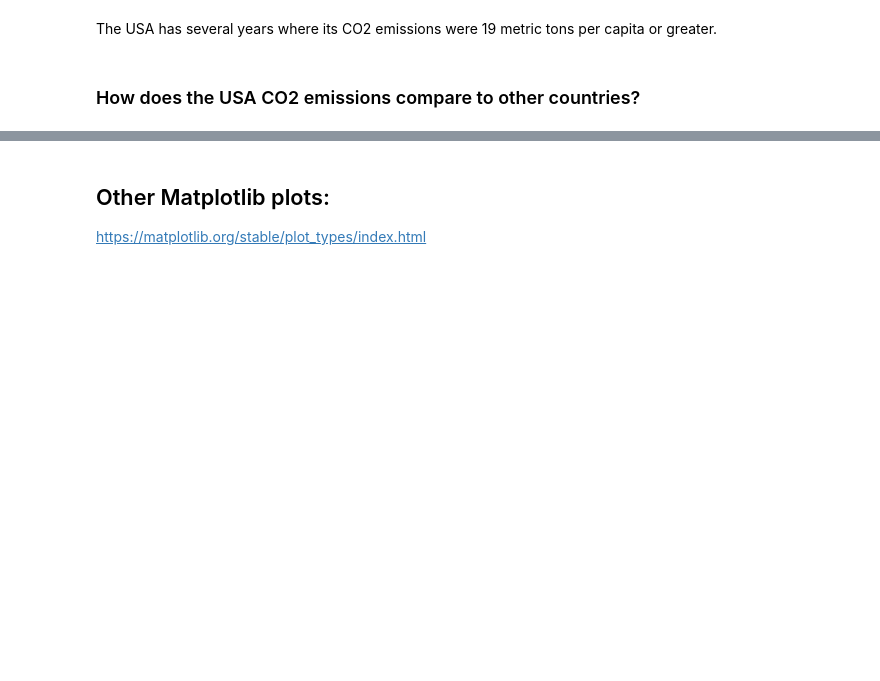
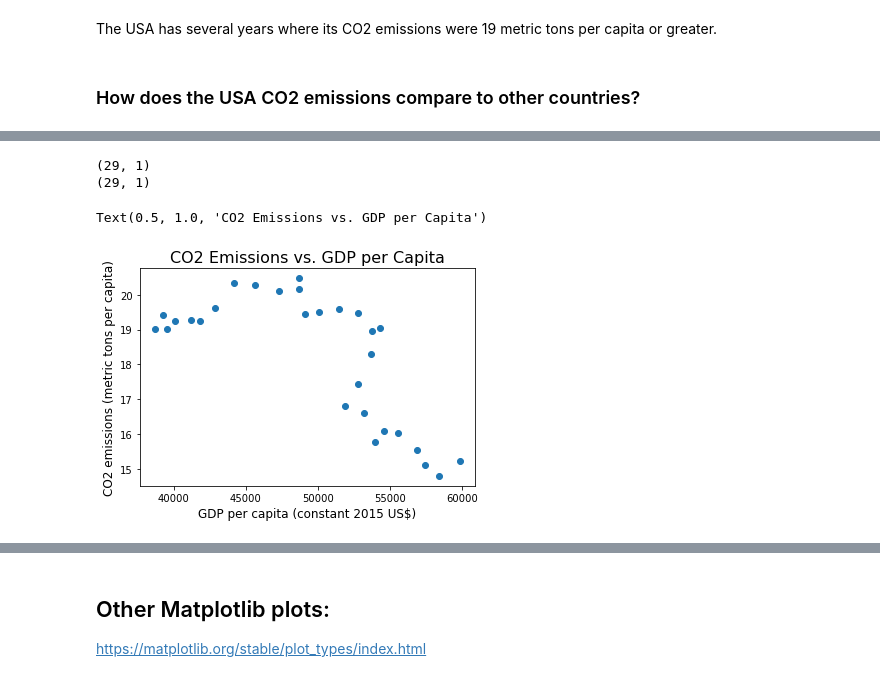
Before and after one commit to mannyjrod/ANA500, a Jupyter notebook: May_2022/Intro_Matplotlib.ipynb, the cells around one changed output, grey strips where cells are left out. Cells and saved outputs as stored; diff of their text form; code cells hidden in the pictures; blank space fills up the shorter version.

```diff
--- a/May_2022/Intro_Matplotlib.ipynb
+++ b/May_2022/Intro_Matplotlib.ipynb
@@ -274,0 +495,5 @@ The USA has several years where its CO2 emissions were 19 metric tons per capita
+# %%
+# Handle missing data
+# Drop columns that contain NaN elements
+gdp_stage = gdp_stage.dropna(axis=1)
+gdp_stage.head()
@@ -274,0 +569,6 @@ The USA has several years where its CO2 emissions were 19 metric tons per capita
+# %%
+# Truncate the gdp_stage on the left and right to match the CO2 emissions indicator range
+
+gdp_stage_trunc = gdp_stage.loc[:,'1990':'2018'] # Slice with column labels; when using .loc with slices, if both the start
+# and stop labels are present in the index, then elements located between the two (inclusive) are returned
+gdp_stage_trunc.head()
@@ -274,0 +579,3 @@ The USA has several years where its CO2 emissions were 19 metric tons per capita
+# %%
+co2_stage = stage
+co2_stage
@@ -274,0 +586,21 @@ The USA has several years where its CO2 emissions were 19 metric tons per capita
+# %%
+# Get values from gdp_stage and co2_stage
+
+gdp_values = gdp_stage_trunc.values.T # To plot, the trailing dim must be 1, so a transpose is in order
+print(gdp_values.shape)
+
+co2_values = co2_stage.loc[:,'1990':].values.T
+print(co2_values.shape)
+# %% [output]
+(29, 1)
+(29, 1)
+# %%
+# Scatter plot
+plt.scatter(gdp_values, co2_values)
+
+plt.xlabel(gdp_stage['Indicator Name'].iloc[0], fontsize=12)
+plt.ylabel(stage['Indicator Name'].iloc[0], fontsize=12)
+plt.title('CO2 Emissions vs. GDP per Capita', fontsize=16)
+# %% [output]
+Text(0.5, 1.0, 'CO2 Emissions vs. GDP per Capita')
+[figure, added]
```
Also changed, not shown: parts of 39 cells of this notebook.
